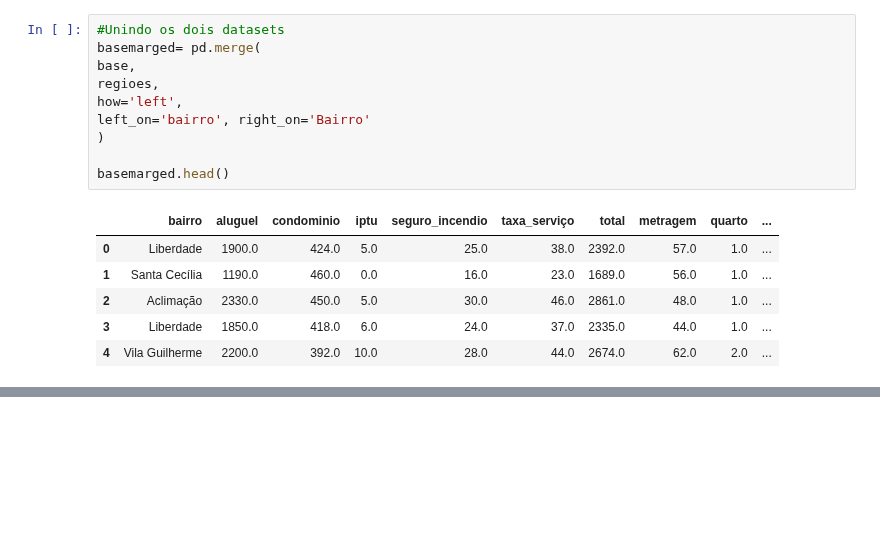
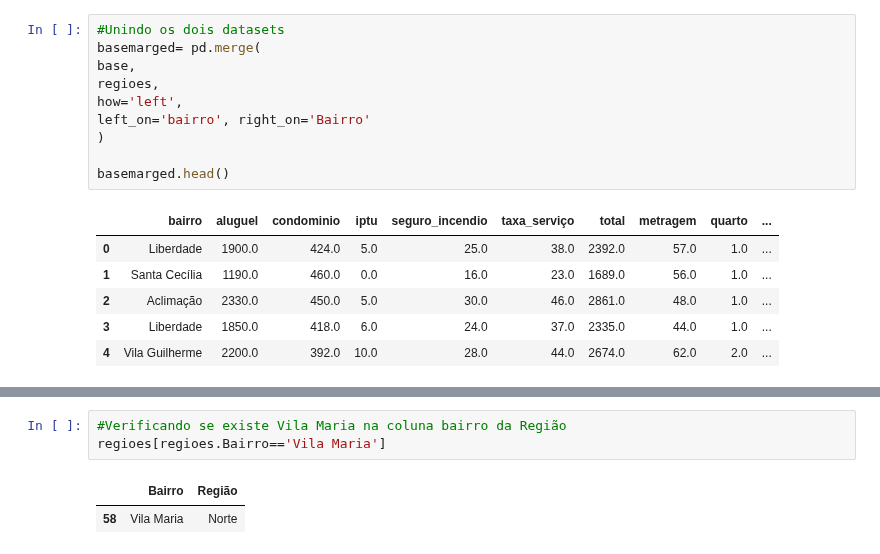
Before and after one commit to abilioepalanga/Market-Value-Predictor-Airbnb, a Jupyter notebook: main.ipynb, the cells around one changed output, grey strips where cells are left out. Saved outputs shown, nothing was run; the diff lists cells and outputs as text; blank space fills up the shorter version.

```diff
--- a/main.ipynb
+++ b/main.ipynb
@@ -1031,0 +1043,6 @@ basemarged.head()
+# %%
+#Verificando se existe Vila Maria na coluna bairro da Região
+regioes[regioes.Bairro=='Vila Maria']
+# %% [output]
+|  | Bairro | Região |
+| 58 | Vila Maria | Norte |
```
Also changed, not shown: parts of 4 cells of this notebook.
